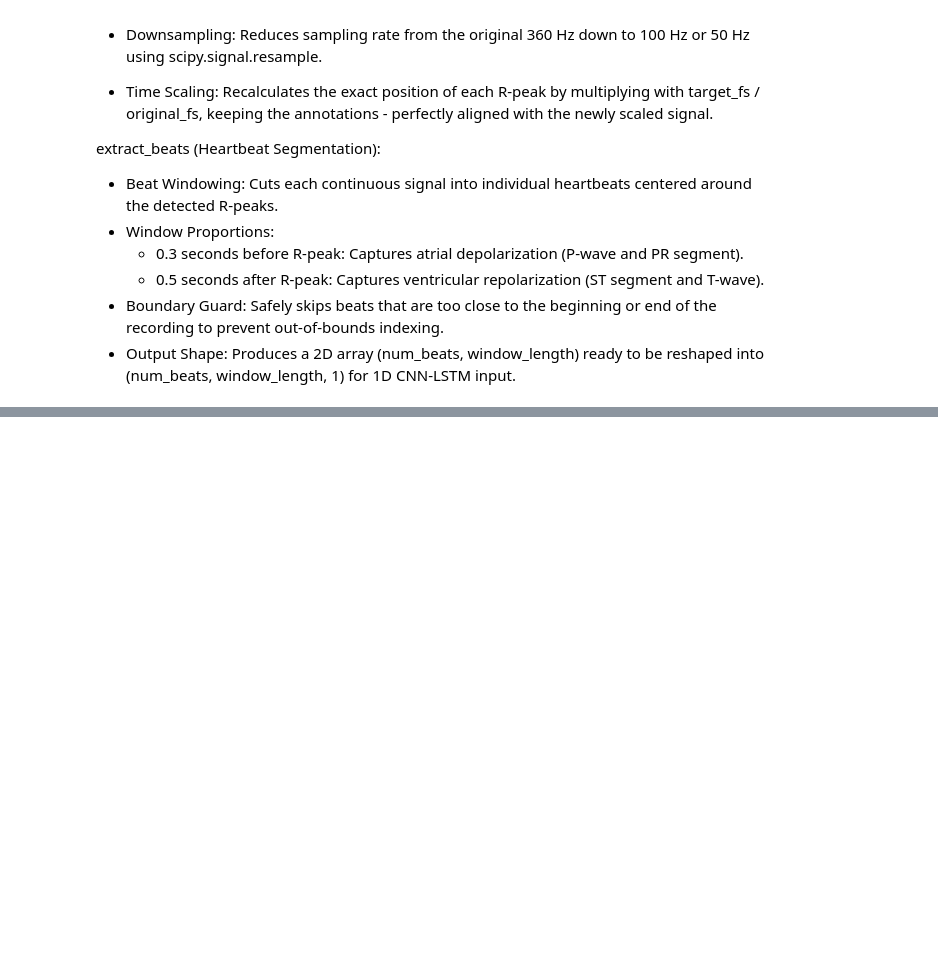
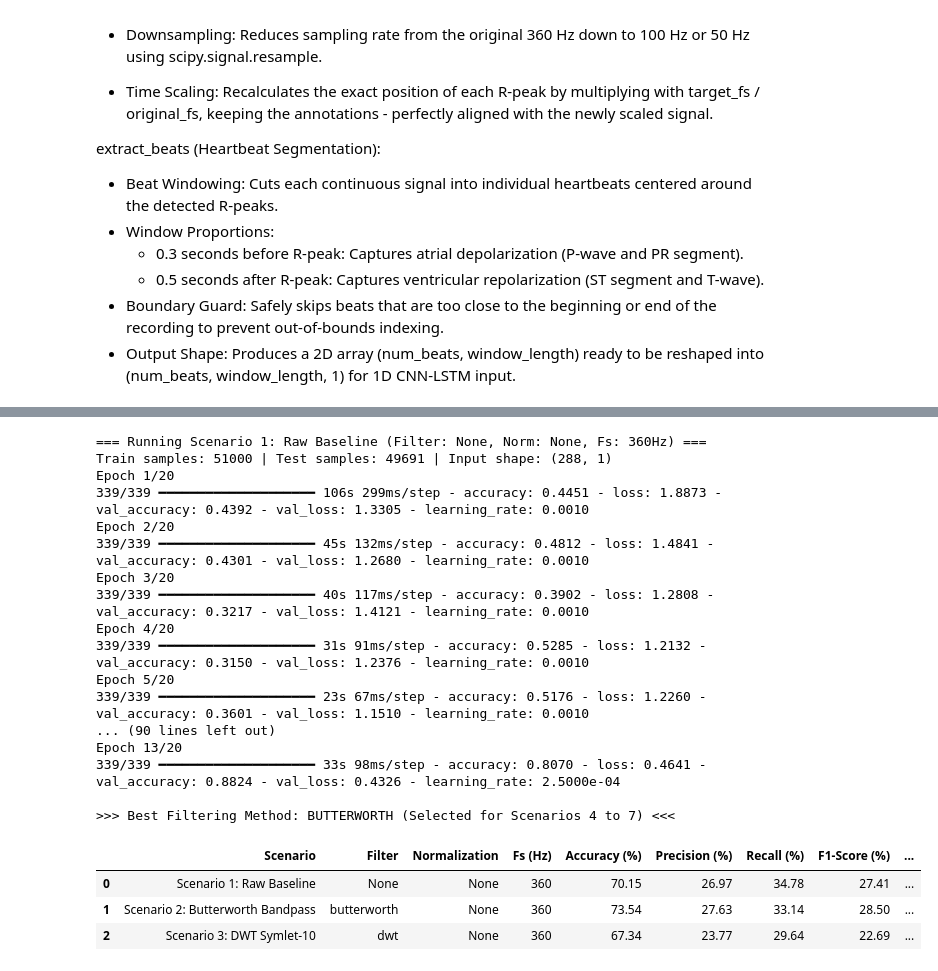
Before and after one commit to danielsetiawn/ECG-analysis-for-arrhythmia-detection-with-deep-learning, a Jupyter notebook: main.ipynb, the cells around one changed output, grey strips where cells are left out. Cells and saved outputs as stored; diff of their text form; code cells hidden in the pictures; blank space fills up the shorter version.

```diff
--- a/main.ipynb
+++ b/main.ipynb
@@ -202,0 +412,57 @@ def extract_beats(signal, r_peaks, labels, fs, before_sec=0.3, after_sec=0.5):
+# %%
+all_results = []
+confusion_matrices = {}
+# Skenario 1: Baseline Raw Signal
+res_s1, model_s1, cm_s1 = run_experiment_scenario(
+    scenario_name='Scenario 1: Raw Baseline',
+    filter_type=None,
+    norm_type=None,
+    target_fs=360
+)
+all_results.append(res_s1)
+confusion_matrices['Scenario 1'] = cm_s1
+# Skenario 2: Butterworth Bandpass (0.5 - 45 Hz)
+res_s2, model_s2, cm_s2 = run_experiment_scenario(
+    scenario_name='Scenario 2: Butterworth Bandpass',
+    filter_type='butterworth',
+    norm_type=None,
+    target_fs=360
+)
+all_results.append(res_s2)
+confusion_matrices['Scenario 2'] = cm_s2
+# Skenario 3: DWT Symlet-10
+res_s3, model_s3, cm_s3 = run_experiment_scenario(
+    scenario_name='Scenario 3: DWT Symlet-10',
+    filter_type='dwt',
+    norm_type=None,
+    target_fs=360
+)
+all_results.append(res_s3)
+confusion_matrices['Scenario 3'] = cm_s3
+# Penentuan Filter Terbaik Berdasarkan Macro F1-Score
+best_filter = 'butterworth' if res_s2['F1-Score (%)'] >= res_s3['F1-Score (%)'] else 'dwt'
+print(f"\n>>> Best Filtering Method: {best_filter.upper()} (Selected for Scenarios 4 to 7) <<<")
+df_phase1 = pd.DataFrame(all_results)
+display(df_phase1)
+# %% [output]
+=== Running Scenario 1: Raw Baseline (Filter: None, Norm: None, Fs: 360Hz) ===
+Train samples: 51000 | Test samples: 49691 | Input shape: (288, 1)
+Epoch 1/20
+339/339 ━━━━━━━━━━━━━━━━━━━━ 106s 299ms/step - accuracy: 0.4451 - loss: 1.8873 - val_accuracy: 0.4392 - val_loss: 1.3305 - learning_rate: 0.0010
+Epoch 2/20
+339/339 ━━━━━━━━━━━━━━━━━━━━ 45s 132ms/step - accuracy: 0.4812 - loss: 1.4841 - val_accuracy: 0.4301 - val_loss: 1.2680 - learning_rate: 0.0010
+Epoch 3/20
+339/339 ━━━━━━━━━━━━━━━━━━━━ 40s 117ms/step - accuracy: 0.3902 - loss: 1.2808 - val_accuracy: 0.3217 - val_loss: 1.4121 - learning_rate: 0.0010
+Epoch 4/20
+339/339 ━━━━━━━━━━━━━━━━━━━━ 31s 91ms/step - accuracy: 0.5285 - loss: 1.2132 - val_accuracy: 0.3150 - val_loss: 1.2376 - learning_rate: 0.0010
+Epoch 5/20
+339/339 ━━━━━━━━━━━━━━━━━━━━ 23s 67ms/step - accuracy: 0.5176 - loss: 1.2260 - val_accuracy: 0.3601 - val_loss: 1.1510 - learning_rate: 0.0010
+... (90 lines left out)
+Epoch 13/20
+339/339 ━━━━━━━━━━━━━━━━━━━━ 33s 98ms/step - accuracy: 0.8070 - loss: 0.4641 - val_accuracy: 0.8824 - val_loss: 0.4326 - learning_rate: 2.5000e-04
+
+>>> Best Filtering Method: BUTTERWORTH (Selected for Scenarios 4 to 7) <<<
+|  | Scenario | Filter | Normalization | Fs (Hz) | Accuracy (%) | Precision (%) | Recall (%) | F1-Score (%) | ... |
+| 0 | Scenario 1: Raw Baseline | None | None | 360 | 70.15 | 26.97 | 34.78 | 27.41 | ... |
+| 1 | Scenario 2: Butterworth Bandpass | butterworth | None | 360 | 73.54 | 27.63 | 33.14 | 28.50 | ... |
+| 2 | Scenario 3: DWT Symlet-10 | dwt | None | 360 | 67.34 | 23.77 | 29.64 | 22.69 | ... |
```
Also changed, not shown: parts of 10 cells of this notebook.
